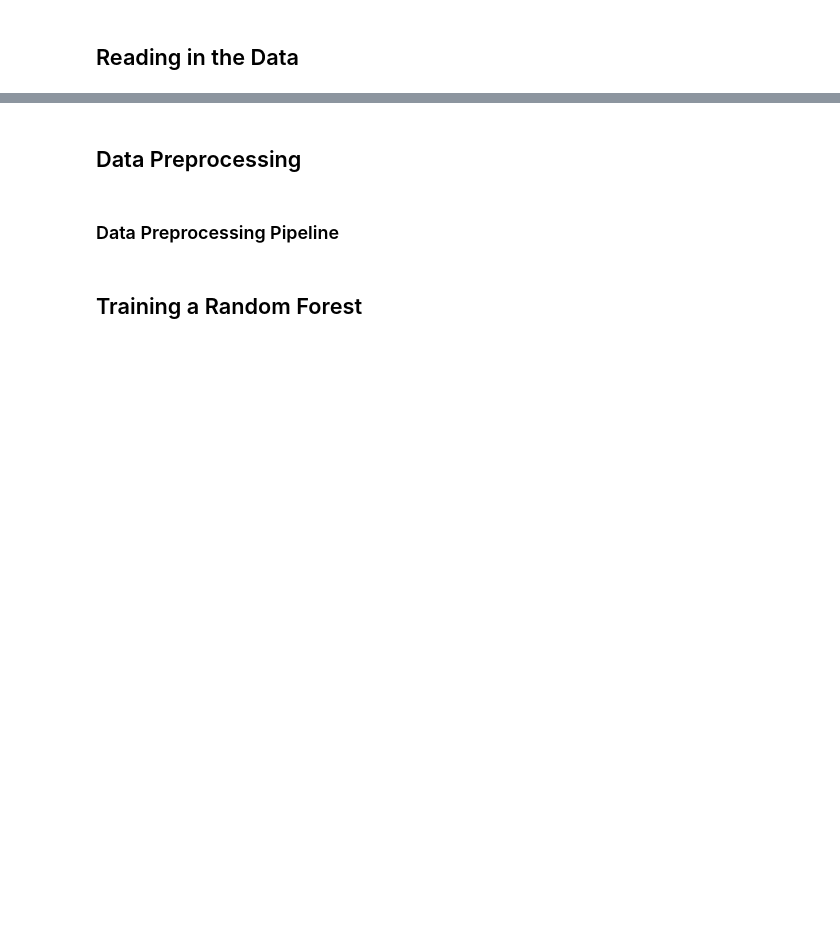
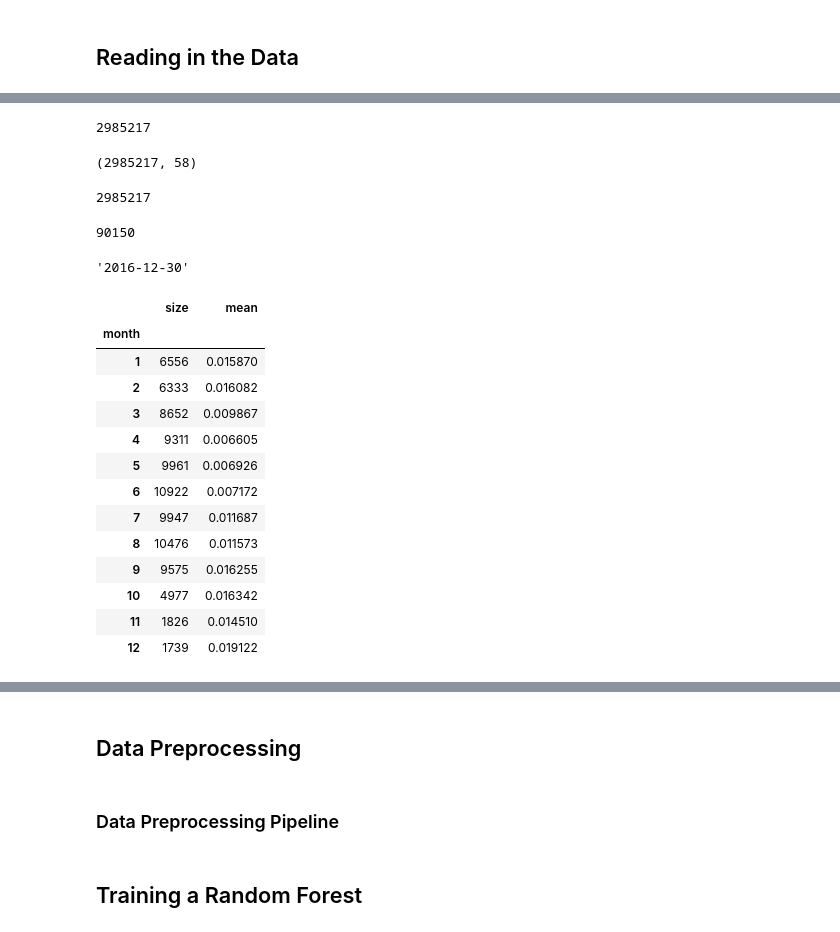
Before and after one commit to vafajardo/Zillow, a Jupyter notebook: The pipeline - development.ipynb, the cells around one changed output, grey strips where cells are left out. Saved outputs shown, nothing was run; the diff lists cells and outputs as text; code cells hidden in the pictures; blank space fills up the shorter version.

```diff
--- a/The pipeline - development.ipynb
+++ b/The pipeline - development.ipynb
@@ -20,0 +31,38 @@ data = pd.merge(properties,logerror[['parcelid','logerror']], on='parcelid')
+# %%
+properties.parcelid.nunique()
+# %% [output]
+2985217
+# %%
+properties.shape
+# %% [output]
+(2985217, 58)
+# %%
+assert test_parcels.shape[0] == test_parcels.parcelid.nunique()
+test_parcels.parcelid.nunique()
+# %% [output]
+2985217
+# %%
+data.parcelid.nunique()
+# %% [output]
+90150
+# %%
+logerror['transactiondate'].max()
+# %% [output]
+'2016-12-30'
+# %%
+logerror.groupby('month')['logerror'].agg({np.size, np.mean})
+# %% [output]
+|  | size | mean |
+| month |  |  |
+| 1 | 6556 | 0.015870 |
+| 2 | 6333 | 0.016082 |
+| 3 | 8652 | 0.009867 |
+| 4 | 9311 | 0.006605 |
+| 5 | 9961 | 0.006926 |
+| 6 | 10922 | 0.007172 |
+| 7 | 9947 | 0.011687 |
+| 8 | 10476 | 0.011573 |
+| 9 | 9575 | 0.016255 |
+| 10 | 4977 | 0.016342 |
+| 11 | 1826 | 0.014510 |
+| 12 | 1739 | 0.019122 |
```
Also changed, not shown: parts of 47 cells of this notebook.
